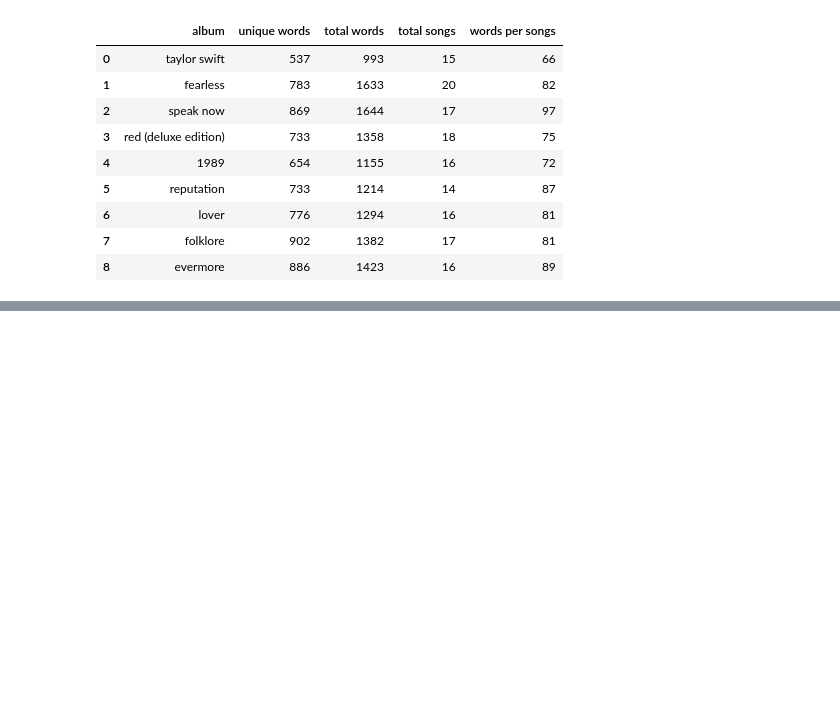
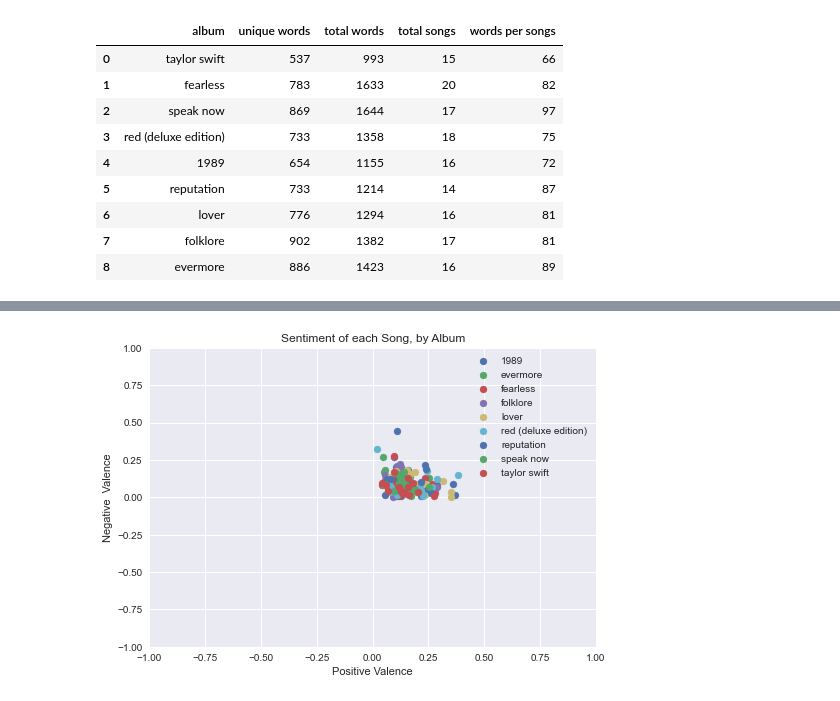
Before and after one commit to data-dissector/ts-lyrics, a Jupyter notebook: Lyrics Analysis Notebook.ipynb, the cells around one changed output, grey strips where cells are left out. Cells and saved outputs as stored; diff of their text form; code cells hidden in the pictures; blank space fills up the shorter version.

```diff
--- a/Lyrics Analysis Notebook.ipynb
+++ b/Lyrics Analysis Notebook.ipynb
@@ -316,0 +319,19 @@ for album in albums:
+# %%
+negative = []
+neutral = []
+positive = []
+compound = []
+
+sid = SentimentIntensityAnalyzer()
+# %%
+for i in indexed_df.index:
+    scores = sid.polarity_scores(indexed_df['lyrics'].iloc[i])
+    negative.append(scores['neg'])
+    neutral.append(scores['neu'])
+    positive.append(scores['pos'])
+    compound.append(scores['compound'])
+# %%
+indexed_df['negative'] = negative
+indexed_df['neutral'] = neutral
+indexed_df['positive'] = positive
+indexed_df['compound'] = compound
@@ -316,0 +347,15 @@ for album in albums:
+# %%
+for name, group in indexed_df.groupby('album'):
+    plt.scatter(group['positive'],group['negative'],label=name)
+    plt.legend(fontsize=10)
+
+plt.xlim([-1.0,1.0])
+plt.ylim([-1.0,1.0])
+plt.title("Sentiment of each Song, by Album")
+plt.xlabel('Positive Valence')
+plt.ylabel('Negative  Valence')
+
+plt.savefig("song_sentiments.png",format="png", bbox_inches='tight')
+plt.show()
+# %% [output]
+[figure, added]
```
Also changed, not shown: parts of 24 cells of this notebook.
